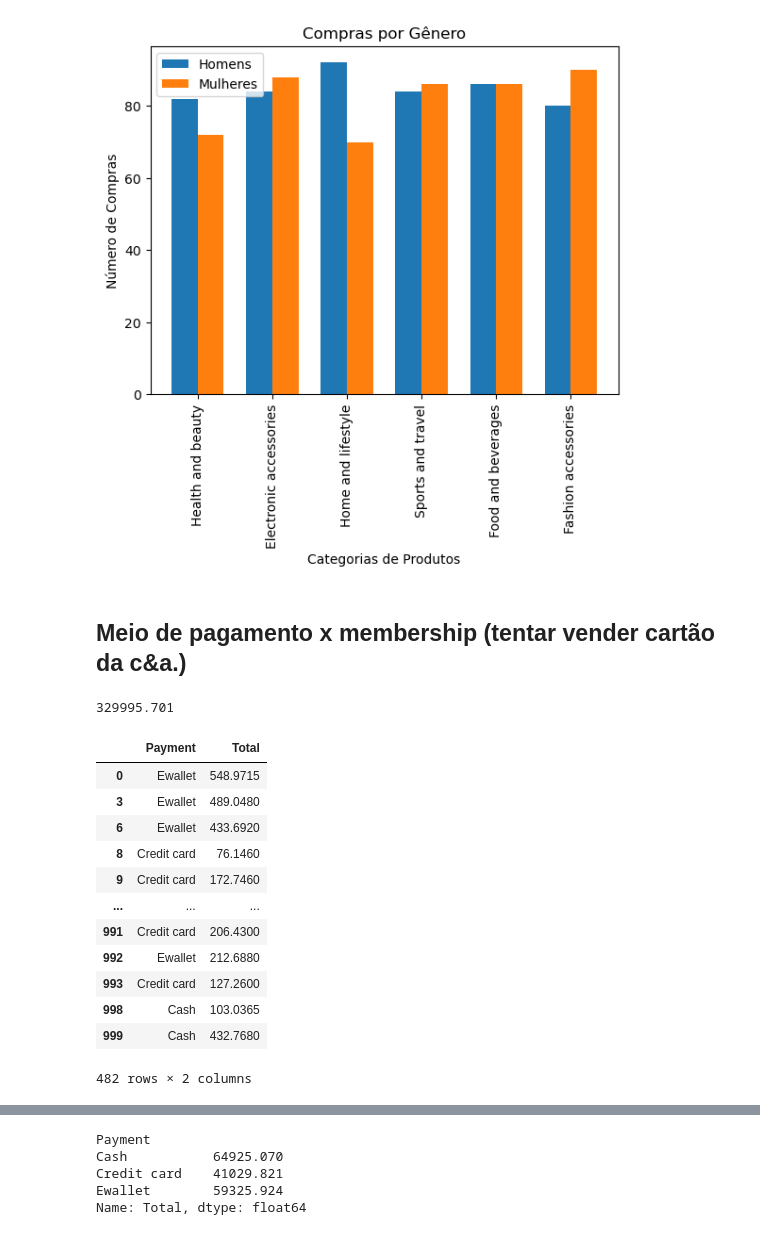
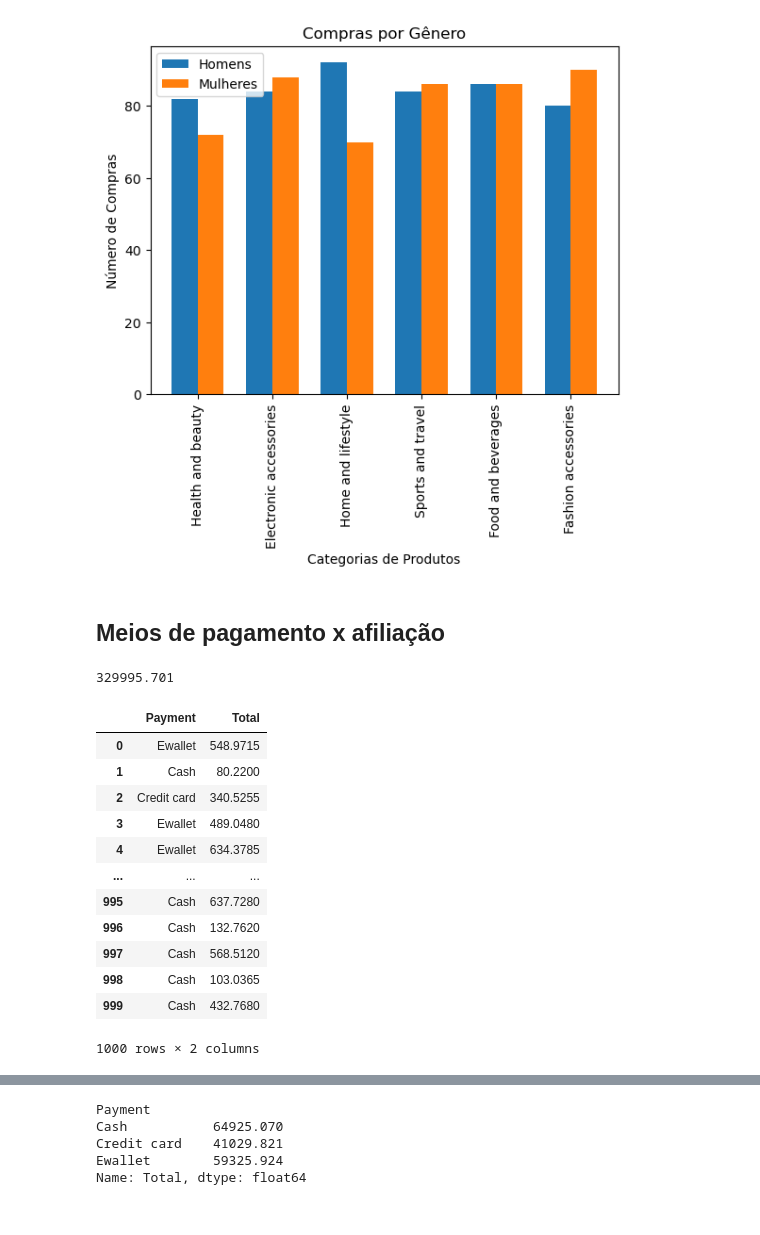
Before and after one commit to leonildolinck/ada-projeto-tecnicas-de-programacao, a Jupyter notebook: Projeto-Notebook.ipynb, the cells around one changed output, grey strips where cells are left out. Saved outputs shown, nothing was run; the diff lists cells and outputs as text; code cells hidden in the pictures.

```diff
--- a/Projeto-Notebook.ipynb
+++ b/Projeto-Notebook.ipynb
@@ -412,26 +412,26 @@ plt.show()
 # %% [output]
 [figure]
 # %% [markdown]
-## Meio de pagamento x membership (tentar vender cartão da c&a.)
+## Meios de pagamento x afiliação
 # %%
 pagamento_total = df['Total'].sum()
 pagamento_total
 # %% [output]
 329995.701
 # %%
-pagamentos_membros = df.loc[df['Customer type'] == 'Member', ['Payment', 'Total']]
-pagamentos_membros
+pagamentos = df.loc[df['Customer type'].isin(['Member', 'Normal']), ['Payment', 'Total']]
+pagamentos
 # %% [output]
 |  | Payment | Total |
 | 0 | Ewallet | 548.9715 |
+| 1 | Cash | 80.2200 |
+| 2 | Credit card | 340.5255 |
 | 3 | Ewallet | 489.0480 |
-| 6 | Ewallet | 433.6920 |
-| 8 | Credit card | 76.1460 |
-| 9 | Credit card | 172.7460 |
+| 4 | Ewallet | 634.3785 |
 | ... | ... | ... |
-| 991 | Credit card | 206.4300 |
-| 992 | Ewallet | 212.6880 |
-| 993 | Credit card | 127.2600 |
+| 995 | Cash | 637.7280 |
+| 996 | Cash | 132.7620 |
+| 997 | Cash | 568.5120 |
 | 998 | Cash | 103.0365 |
 | 999 | Cash | 432.7680 |
-482 rows × 2 columns
+1000 rows × 2 columns
```
Also changed, not shown: parts of 9 cells of this notebook.
